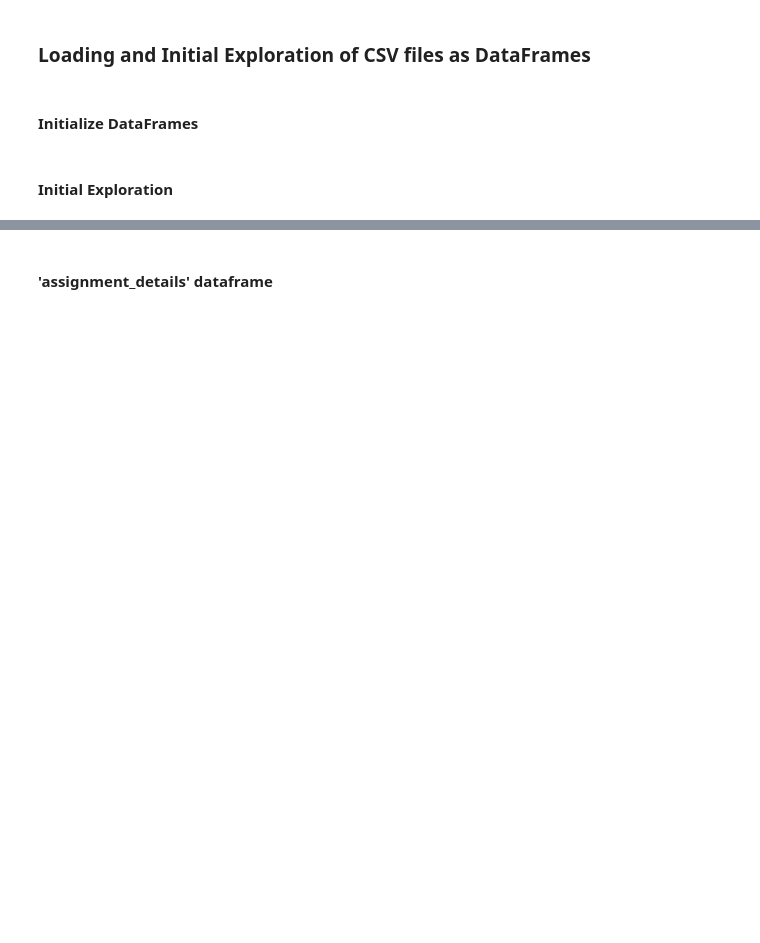
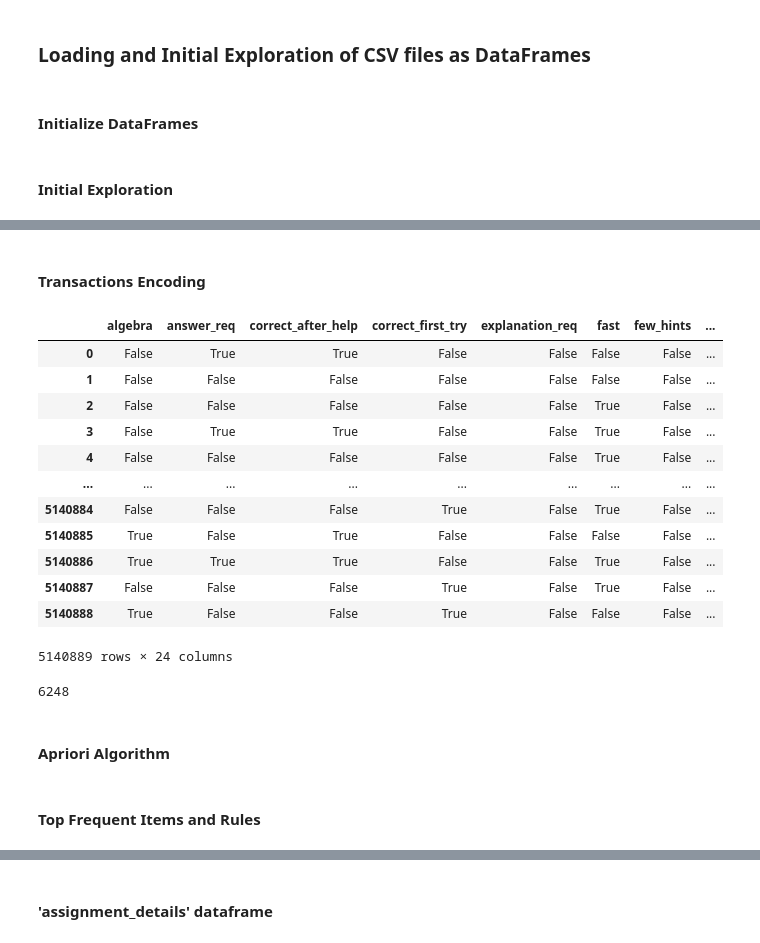
Before and after one commit to caineirb/CSC172-AssociationMining-Bautista, a Jupyter notebook: notebooks/asm_apriori.ipynb, the cells around one changed output, grey strips where cells are left out. Cells and saved outputs as stored; diff of their text form; code cells hidden in the pictures; blank space fills up the shorter version.

```diff
--- a/notebooks/asm_apriori.ipynb
+++ b/notebooks/asm_apriori.ipynb
@@ -58,18 +47,16 @@ class AnalysisConfig:
 @dataclass
 class ProcessingConfig:
     """Data processing configuration"""
+    dataset_folder: Path = Path('../dataset')
     preprocessed_df_dir: Path = Path("../dataset/dataframes")
-    dataset_folder: Path = Path('../dataset')
-    include_files: tuple = ('action_logs.csv',
-                            'assignment_details.csv',
-                            'assignment_relationships.csv',
-                            'problem_details.csv',
-                            'hint_details.csv',
-                            'explanation_details.csv',
-                            'sequence_details.csv',
-                            'training_unit_test_scores.csv',
-                            'sequence_relationships.csv'
-                            )
+    results_raw_dir: Path = Path('../results/raw')
+    results_vis_dir: Path = Path('../results/vis')
+    include_files: tuple = (
+        'action_logs.csv',
+        'assignment_details.csv',
+        'assignment_relationships.csv',
+        'problem_details.csv'
+    )
 
 # Initialize
 print("Initializing process configurations...")
@@ -389,0 +820,35 @@ Report:
+# %% [markdown]
+#### Transactions Encoding
+# %%
+action_problem_t = load_dataframe("action_problem_transactions")
+transactions = action_problem_t['items'].tolist()
+
+te = TransactionEncoder()
+te_array = te.fit(transactions).transform(transactions)
+
+encoded_df = pd.DataFrame(
+    te_array,
+    columns=te.columns_
+)
+
+display(encoded_df)
+save_dataframe("action_problem_encoded", encoded_df)
+del action_problem_t, transactions, te, te_array,
+gc.collect()
+# %% [output]
+|  | algebra | answer_req | correct_after_help | correct_first_try | explanation_req | fast | few_hints | ... |
+| 0 | False | True | True | False | False | False | False | ... |
+| 1 | False | False | False | False | False | False | False | ... |
+| 2 | False | False | False | False | False | True | False | ... |
+| 3 | False | True | True | False | False | True | False | ... |
+| 4 | False | False | False | False | False | True | False | ... |
+| ... | ... | ... | ... | ... | ... | ... | ... | ... |
+| 5140884 | False | False | False | True | False | True | False | ... |
+| 5140885 | True | False | True | False | False | False | False | ... |
+| 5140886 | True | True | True | False | False | True | False | ... |
+| 5140887 | False | False | False | True | False | True | False | ... |
+| 5140888 | True | False | False | True | False | False | False | ... |
+5140889 rows × 24 columns
+6248
+# %% [markdown]
+#### Apriori Algorithm
@@ -389,0 +884,2 @@ Report:
+# %% [markdown]
+#### Top Frequent Items and Rules
```
Also changed, not shown: parts of 61 cells of this notebook, 2 other files.
